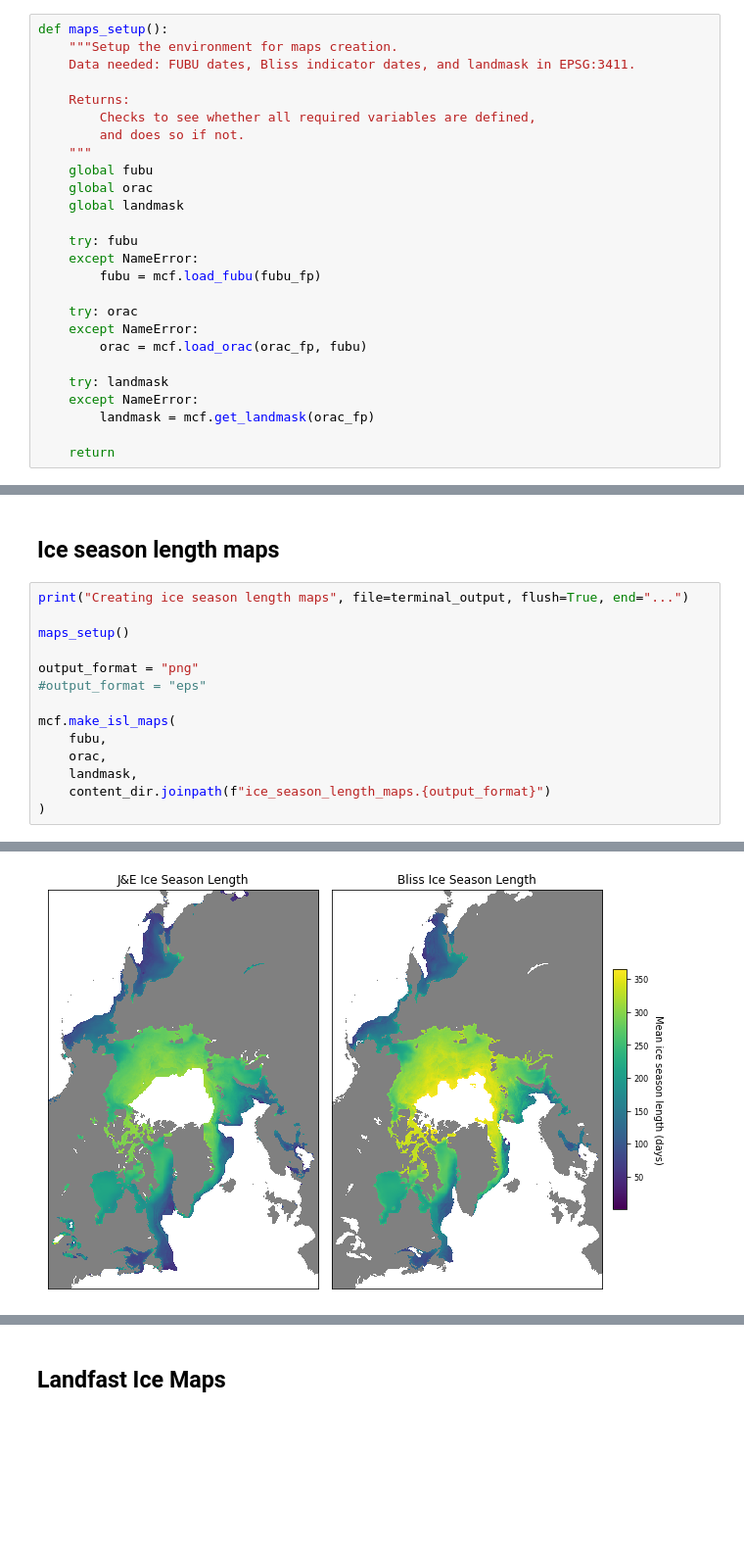
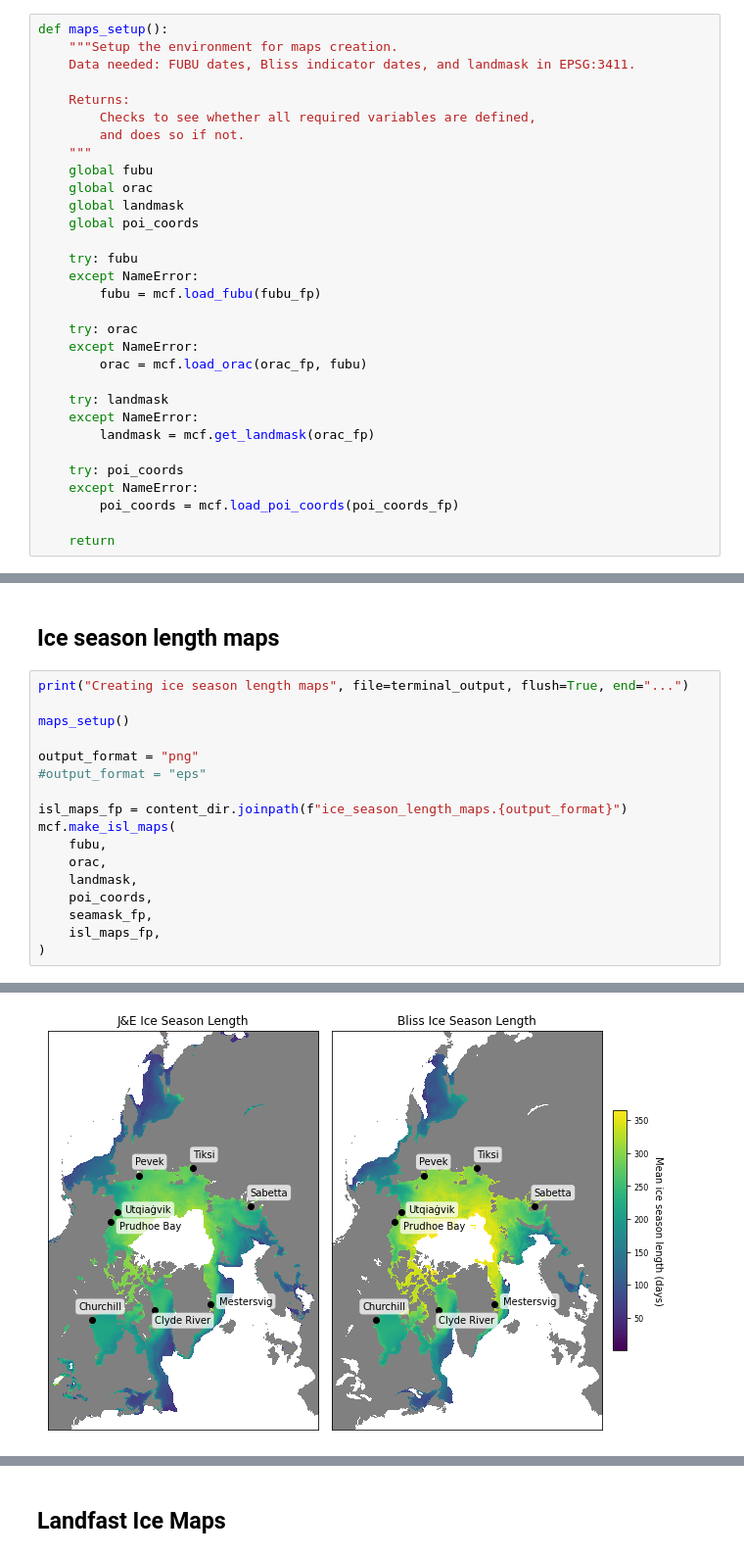
Before and after one commit to ua-snap/seaice_noaa_indicators, a Jupyter notebook: manuscript_content/manuscript_content.ipynb, the cells around one changed output, grey strips where cells are left out. Shown at 98% size. Saved outputs shown, nothing was run; the diff lists cells and outputs as text; blank space fills up the shorter version.

```diff
--- a/manuscript_content/manuscript_content.ipynb
+++ b/manuscript_content/manuscript_content.ipynb
@@ -402,6 +402,7 @@ def maps_setup():
     global fubu
     global orac
     global landmask
+    global poi_coords
 
     try: fubu
     except NameError:
@@ -415,6 +416,10 @@ def maps_setup():
     except NameError:
         landmask = mcf.get_landmask(orac_fp)
 
+    try: poi_coords
+    except NameError:
+        poi_coords = mcf.load_poi_coords(poi_coords_fp)
+
     return
 # %% [markdown]
 ## Definition totals maps
@@ -470,10 +498,13 @@ maps_setup()
 output_format = "png"
 #output_format = "eps"
 
+isl_maps_fp = content_dir.joinpath(f"ice_season_length_maps.{output_format}")
 mcf.make_isl_maps(
     fubu,
     orac,
     landmask,
-    content_dir.joinpath(f"ice_season_length_maps.{output_format}")
+    poi_coords,
+    seamask_fp,
+    isl_maps_fp,
 )
 # %% [output]
@@ -481 +512 @@ Plot written to /workspace/Shared/Tech_Projects/SeaIce_NOAA_Indicators/final_pro
-[figure, old version]
+[figure, new version]
```
Also changed, not shown: parts of 7 cells of this notebook, 1 other file.
